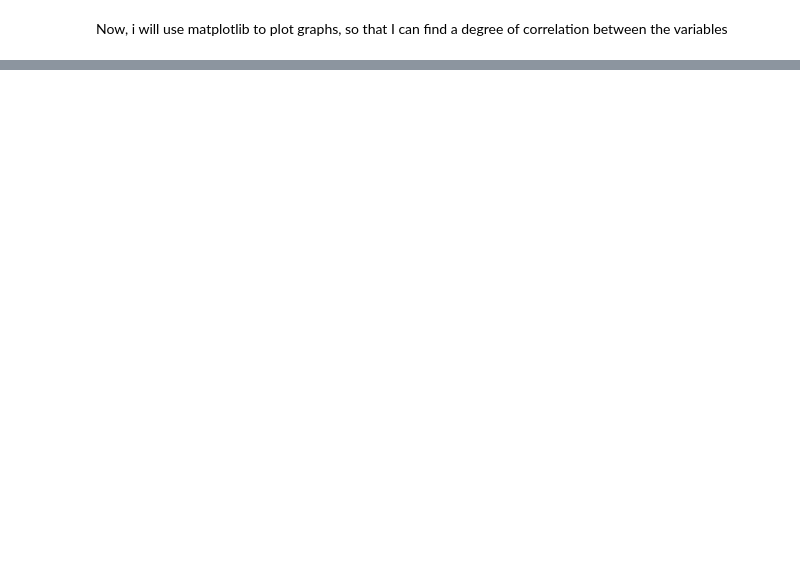
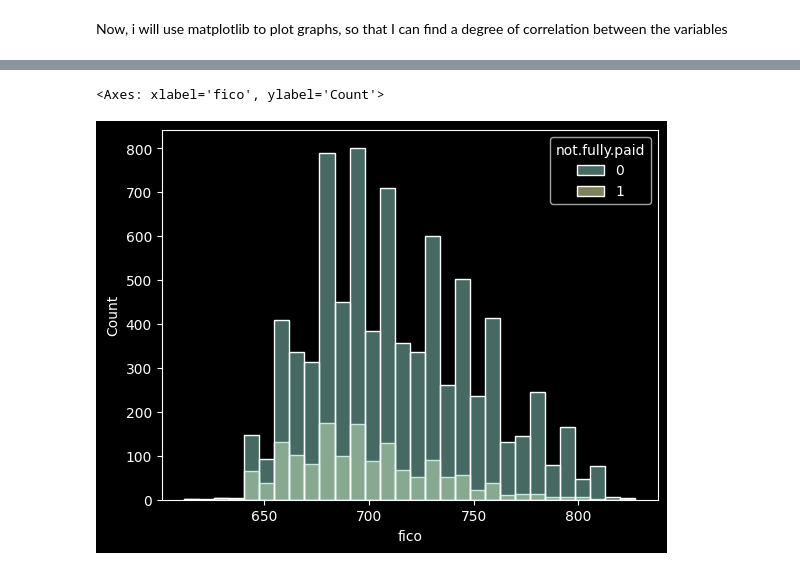
Before and after one commit to pedro-nunesm/Random-Forests-Model-x-Decision-Tree-Classifier-on-LendingClub-Dataset, a Jupyter notebook: index.ipynb, the cells around one changed output, grey strips where cells are left out. Saved outputs shown, nothing was run; the diff lists cells and outputs as text; code cells hidden in the pictures; blank space fills up the shorter version.

```diff
--- a/index.ipynb
+++ b/index.ipynb
@@ -72,0 +67,6 @@ Text(0.5, 0, 'FICO')
+# %%
+#Replacing the variable Credit Policy with Not Fully Paid
+sns.histplot(data=loans, x="fico", hue="not.fully.paid", bins=30)
+# %% [output]
+<Axes: xlabel='fico', ylabel='Count'>
+[figure, added]
```
Also changed, not shown: parts of 5 cells of this notebook.
